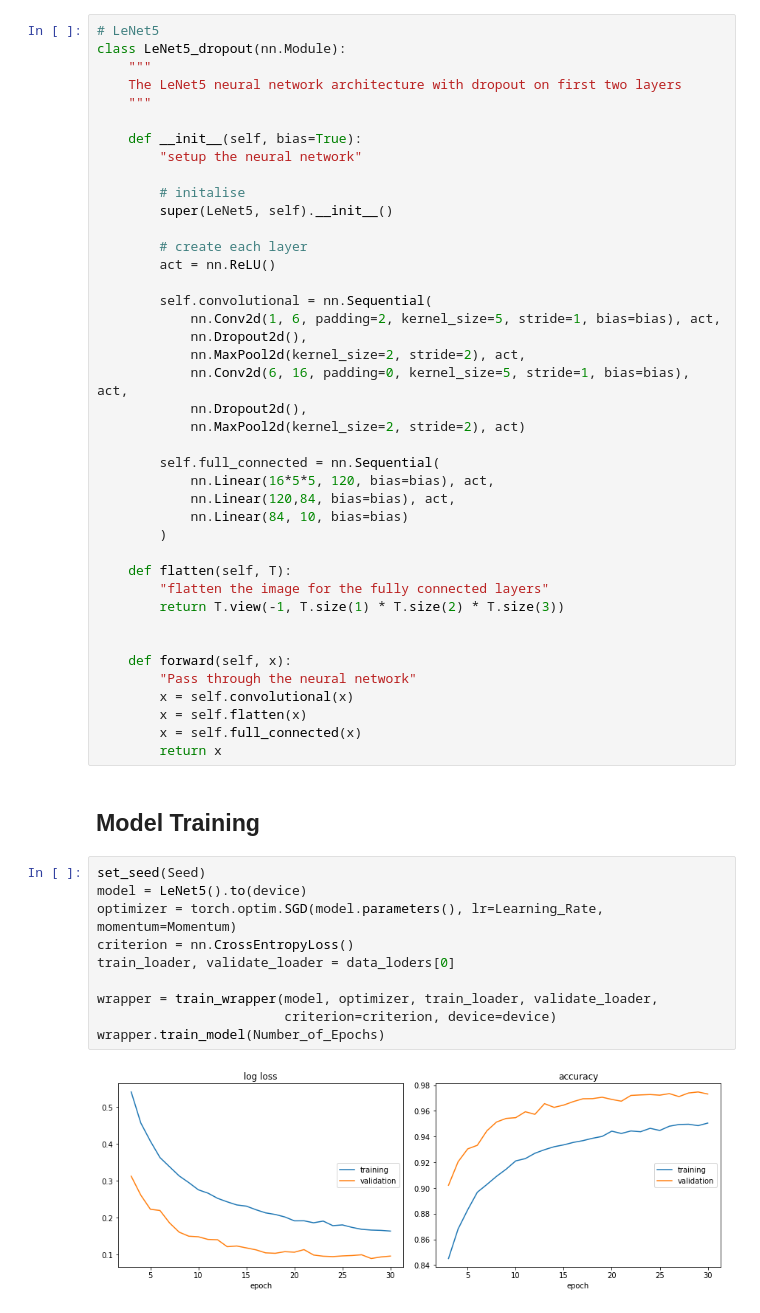
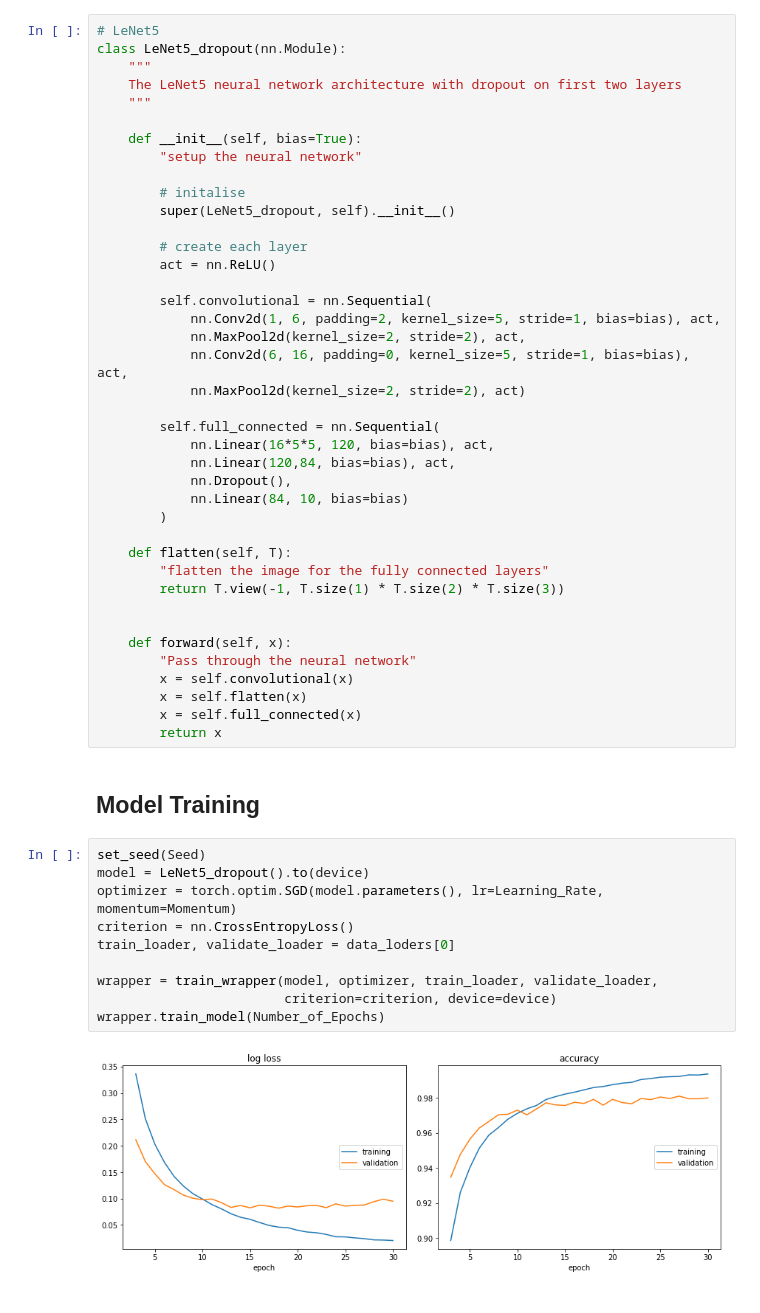
Before and after one commit to Boyne272/KMNIST_Classifier, a Jupyter notebook: training/LeNet5_(dropout).ipynb, the cells around one changed output. Cells and saved outputs as stored; diff of their text form.

Commit message:
complete dropout on last layer

```diff
--- a/training/LeNet5_(dropout).ipynb
+++ b/training/LeNet5_(dropout).ipynb
@@ -255,22 +249,21 @@ class LeNet5_dropout(nn.Module):
         "setup the neural network"
 
         # initalise
-        super(LeNet5, self).__init__()
+        super(LeNet5_dropout, self).__init__()
 
         # create each layer
         act = nn.ReLU()
 
         self.convolutional = nn.Sequential(
             nn.Conv2d(1, 6, padding=2, kernel_size=5, stride=1, bias=bias), act,
-            nn.Dropout2d(),
             nn.MaxPool2d(kernel_size=2, stride=2), act,
             nn.Conv2d(6, 16, padding=0, kernel_size=5, stride=1, bias=bias), act,
-            nn.Dropout2d(),
             nn.MaxPool2d(kernel_size=2, stride=2), act)
 
         self.full_connected = nn.Sequential(
             nn.Linear(16*5*5, 120, bias=bias), act,
             nn.Linear(120,84, bias=bias), act,
+            nn.Dropout(),
             nn.Linear(84, 10, bias=bias)
         )
 
@@ -289,14 +282,14 @@ class LeNet5_dropout(nn.Module):
 ## Model Training
 # %%
 set_seed(Seed)
-model = LeNet5().to(device)
+model = LeNet5_dropout().to(device)
 optimizer = torch.optim.SGD(model.parameters(), lr=Learning_Rate, momentum=Momentum)
 criterion = nn.CrossEntropyLoss()
 train_loader, validate_loader = data_loders[0]
 
 wrapper = train_wrapper(model, optimizer, train_loader, validate_loader,
                         criterion=criterion, device=device)
 wrapper.train_model(Number_of_Epochs)
 # %% [output]
-[figure, old version]
+[figure, new version]
 log loss:
```
Also changed, not shown: parts of 12 cells of this notebook, 1 other file.
